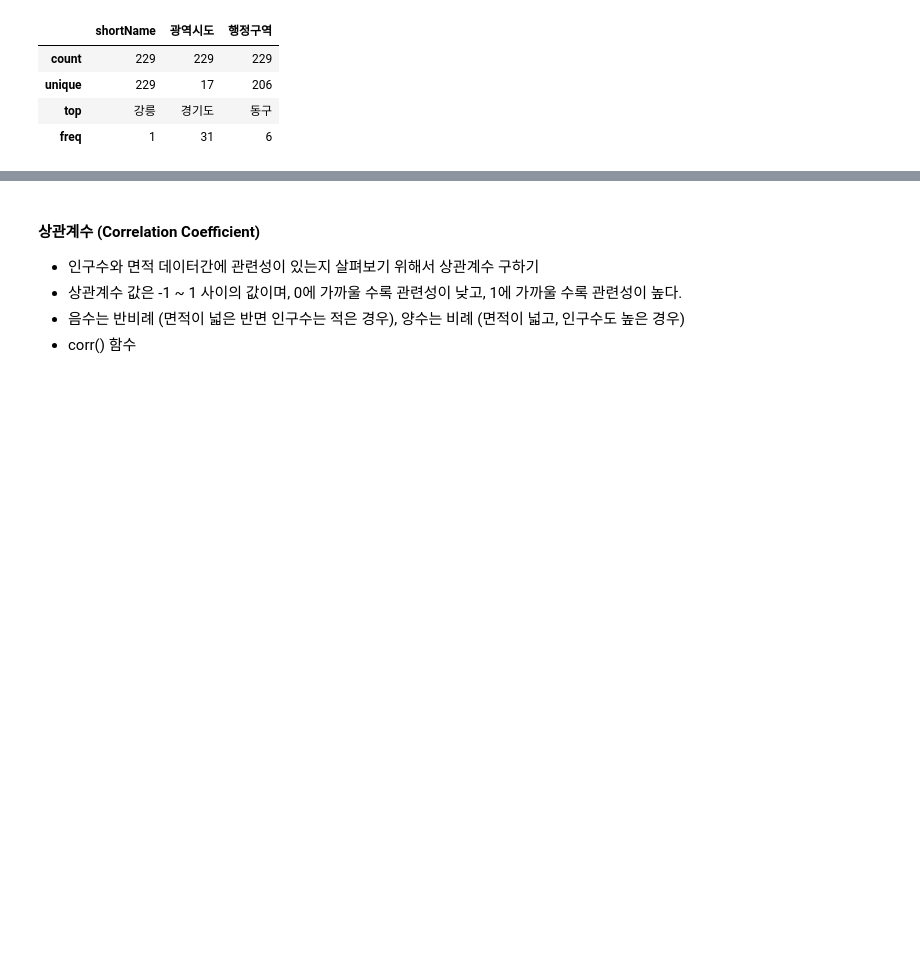
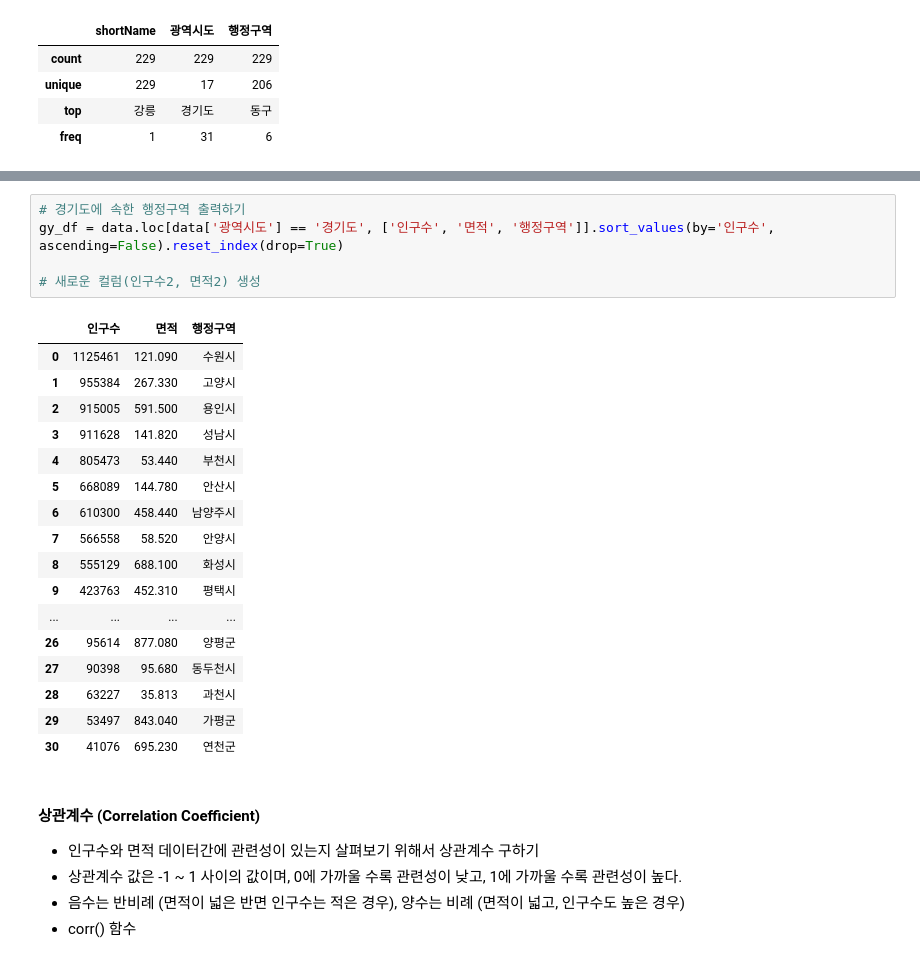
Before and after one commit to eunsol-k/Python_Webscraping_Analysis, a Jupyter notebook: 03-1.행정구역정보_분석과시각화.ipynb, the cells around one changed output, grey strips where cells are left out. Cells and saved outputs as stored; diff of their text form; blank space fills up the shorter version.

```diff
--- a/03-1.행정구역정보_분석과시각화.ipynb
+++ b/03-1.행정구역정보_분석과시각화.ipynb
@@ -152,3 +322,26 @@ data.describe(include=[object])
+# %%
+# 경기도에 속한 행정구역 출력하기
+gy_df = data.loc[data['광역시도'] == '경기도', ['인구수', '면적', '행정구역']].sort_values(by='인구수', ascending=False).reset_index(drop=True)
+
+# 새로운 컬럼(인구수2, 면적2) 생성
+# %% [output]
+|  | 인구수 | 면적 | 행정구역 |
+| 0 | 1125461 | 121.090 | 수원시 |
+| 1 | 955384 | 267.330 | 고양시 |
+| 2 | 915005 | 591.500 | 용인시 |
+| 3 | 911628 | 141.820 | 성남시 |
+| 4 | 805473 | 53.440 | 부천시 |
+| 5 | 668089 | 144.780 | 안산시 |
+| 6 | 610300 | 458.440 | 남양주시 |
+| 7 | 566558 | 58.520 | 안양시 |
+| 8 | 555129 | 688.100 | 화성시 |
+| 9 | 423763 | 452.310 | 평택시 |
+| ... | ... | ... | ... |
+| 26 | 95614 | 877.080 | 양평군 |
+| 27 | 90398 | 95.680 | 동두천시 |
+| 28 | 63227 | 35.813 | 과천시 |
+| 29 | 53497 | 843.040 | 가평군 |
+| 30 | 41076 | 695.230 | 연천군 |
 # %% [markdown]
 #### 상관계수 (Correlation Coefficient)
 * 인구수와 면적 데이터간에 관련성이 있는지 살펴보기 위해서 상관계수 구하기
```
Also changed, not shown: parts of 12 cells of this notebook, 1 other file.
